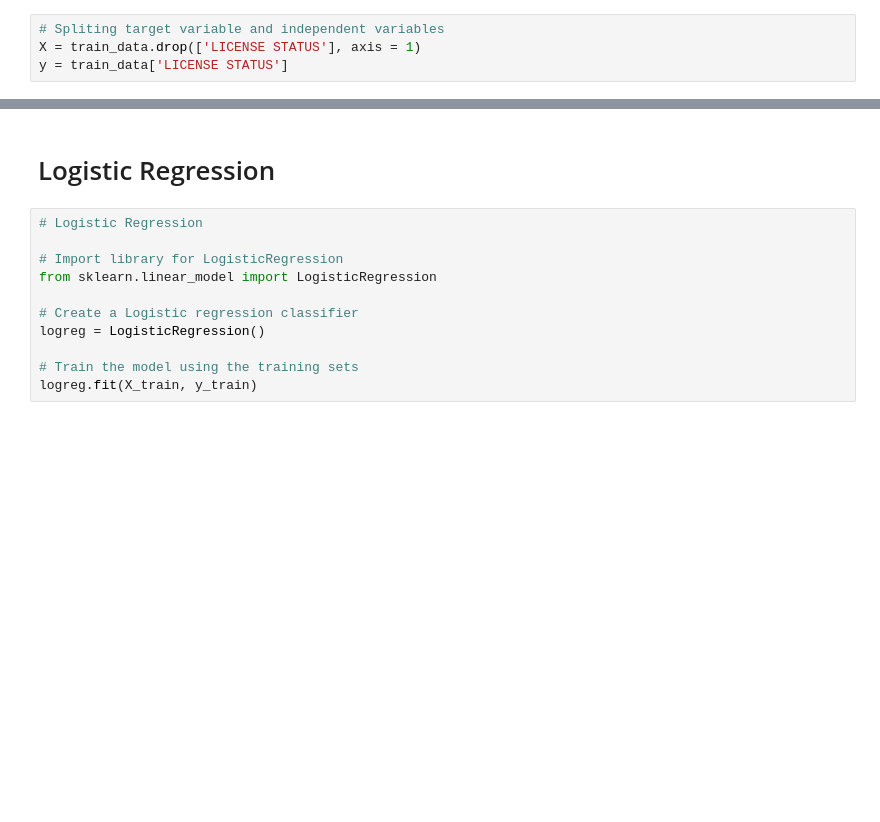
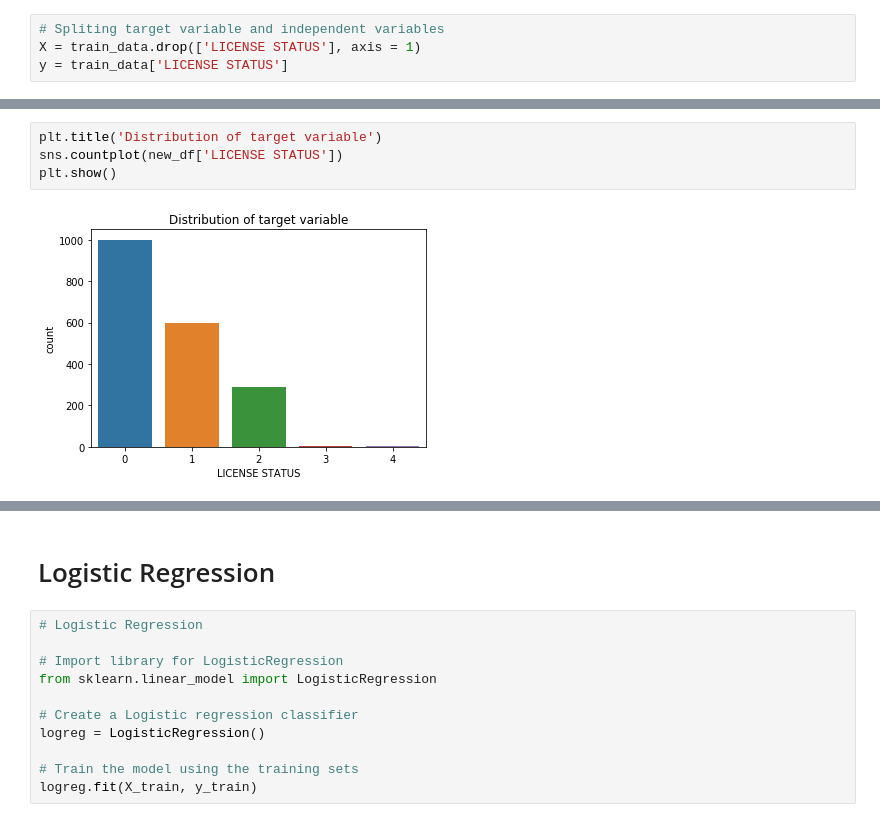
Before and after one commit to shreayan98c/ZS-Hiring-Challenge, a Jupyter notebook: deeplearning.ipynb, the cells around one changed output, grey strips where cells are left out. Saved outputs shown, nothing was run; the diff lists cells and outputs as text; blank space fills up the shorter version.

```diff
--- a/deeplearning.ipynb
+++ b/deeplearning.ipynb
@@ -783,0 +920,6 @@ y = train_data['LICENSE STATUS']
+# %%
+plt.title('Distribution of target variable')
+sns.countplot(new_df['LICENSE STATUS'])
+plt.show()
+# %% [output]
+[figure, added]
```
Also changed, not shown: parts of 65 cells of this notebook, 2 other files.
